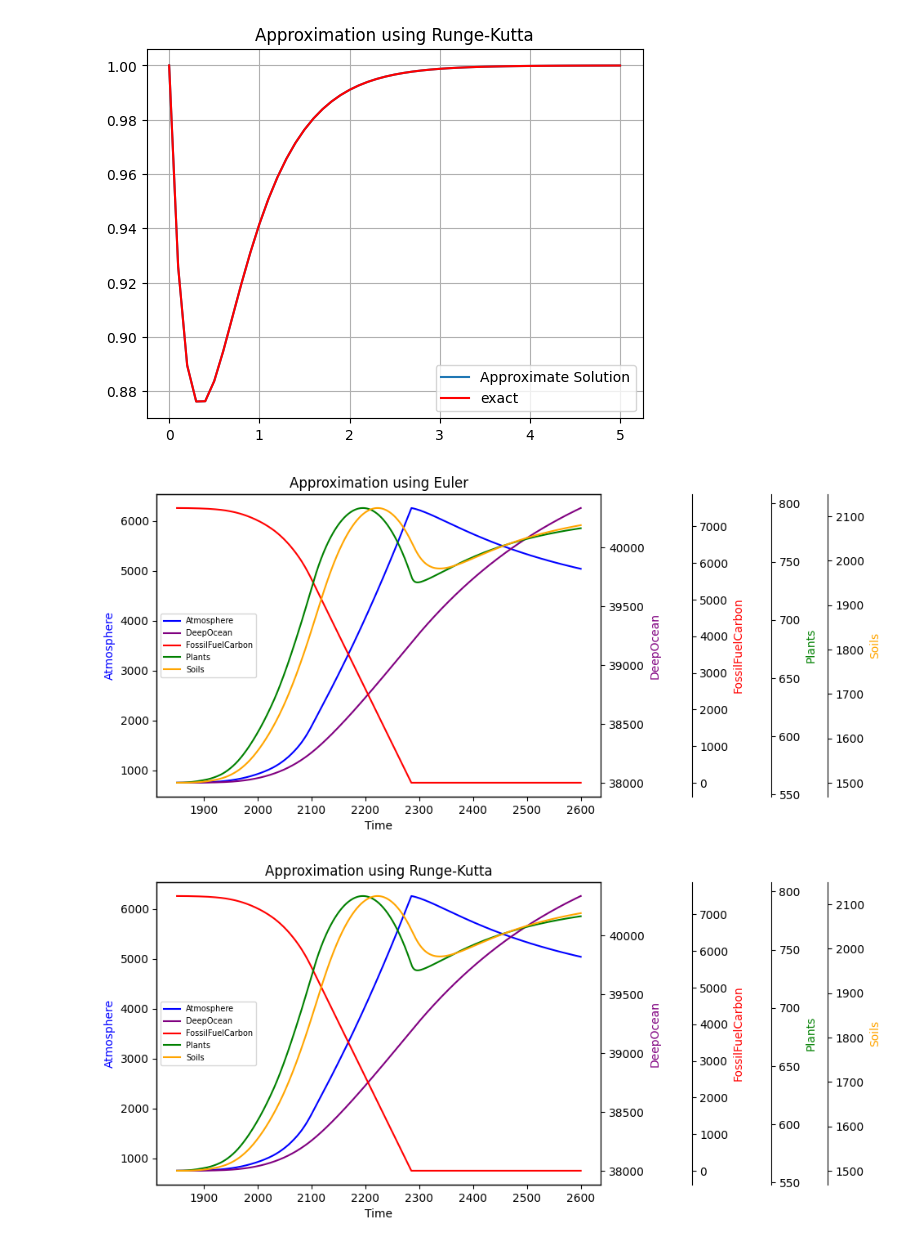
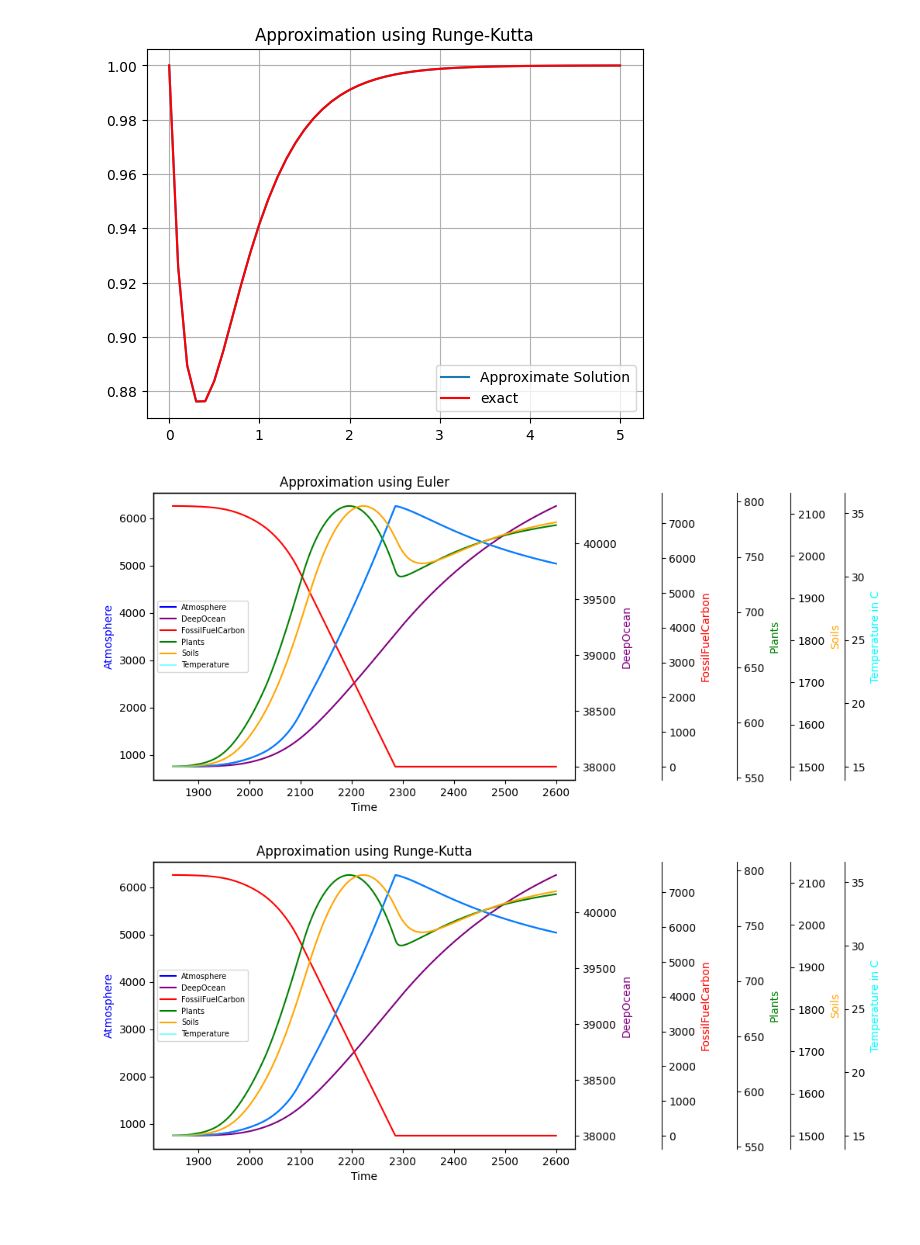
Before and after one commit to KHOUTAIBI/NumericalAnalysis, a Jupyter notebook: python/climate.ipynb, the cells around one changed output. Saved outputs shown, nothing was run; the diff lists cells and outputs as text; code cells hidden in the pictures; blank space fills up the shorter version.

Commit message:
added Temperature graph

```diff
--- a/python/climate.ipynb
+++ b/python/climate.ipynb
@@ -105,39 +105,45 @@ twin1 = ax.twinx()
 twin2 = ax.twinx()
 twin3 = ax.twinx()
 twin4 = ax.twinx()
+twin5 = ax.twinx()
 
 # TO CHANGE
 
 twin2.spines["right"].set_position(("outward", 80))
 twin3.spines["right"].set_position(("outward", 150))
 twin4.spines["right"].set_position(("outward", 200))
+twin5.spines["right"].set_position(("outward", 250))
+
 
 number_steps, y = euler_higher_diemension(f=derivative, y_0=x0, step=0.1, t_0=1850.0, T=750)
+Temp = GlobalTemp(AtmCO2(y[:, 0])) # Temperature using Atmoshphere
 
 
 p0, = ax.plot(number_steps, y[:, 0], color="blue", label="Atmosphere")
 p1, = twin1.plot(number_steps, y[:, 2], color="purple", label="DeepOcean")
 p2, = twin2.plot(number_steps, y[:, 3], color="red", label="FossilFuelCarbon")
 p3, = twin3.plot(number_steps, y[:, 4], color="green", label="Plants")
 p4, = twin4.plot(number_steps, y[:, 5], color="orange", label="Soils")
+p5, = twin5.plot(number_steps, Temp, color='cyan', label="Temperature", alpha = 0.5)
 
 ax.set_xlabel("Time")
 ax.set_ylabel("Atmosphere", color="blue")
 twin1.set_ylabel("DeepOcean", color="purple")
 twin2.set_ylabel("FossilFuelCarbon", color="red")
 twin3.set_ylabel("Plants", color="green")
 twin4.set_ylabel("Soils", color="orange")
+twin5.set_ylabel("Temperature in C", color="cyan")
 
-lines = [p0, p1, p2, p3, p4]
+lines = [p0, p1, p2, p3, p4, p5]
 ax.legend(lines, [l.get_label() for l in lines], fontsize='7',loc="center left")
 
 
 # plot and move left
 plt.title('Approximation using Euler')
 plt.subplots_adjust(left=0.05)
 plt.show()
 # %% [output]
-[figure, old version]
+[figure, new version]
 # %%
 def runge_kutta_higher_dimension(f, y_0, step, t_0, T):
     """Implementing the runga Kutta Method MatrixWise"""
@@ -172,14 +178,17 @@ twin1 = ax.twinx()
 twin2 = ax.twinx()
 twin3 = ax.twinx()
 twin4 = ax.twinx()
+twin5 = ax.twinx()
 
 # TO CHANGE
 
 twin2.spines["right"].set_position(("outward", 80))
 twin3.spines["right"].set_position(("outward", 150))
 twin4.spines["right"].set_position(("outward", 200))
+twin5.spines["right"].set_position(("outward", 250))
 
 number_steps, y = runge_kutta_higher_dimension(f=derivative, y_0=x0, step=0.1, t_0=1850.0, T=750)
+Temp = GlobalTemp(AtmCO2(y[:, 0])) # Temperature using Atmoshphere
 
 
 p0, = ax.plot(number_steps, y[:, 0], color="blue", label="Atmosphere")
@@ -187,6 +196,8 @@ p1, = twin1.plot(number_steps, y[:, 2], color="purple", label="DeepOcean")
 p2, = twin2.plot(number_steps, y[:, 3], color="red", label="FossilFuelCarbon")
 p3, = twin3.plot(number_steps, y[:, 4], color="green", label="Plants")
 p4, = twin4.plot(number_steps, y[:, 5], color="orange", label="Soils")
+p5, = twin5.plot(number_steps, Temp, color='cyan', label="Temperature", alpha = 0.5)
+
 
 ax.set_xlabel("Time")
 plt.title('Approximation using Runge-Kutta')
@@ -195,8 +206,9 @@ twin1.set_ylabel("DeepOcean", color="purple")
 twin2.set_ylabel("FossilFuelCarbon", color="red")
 twin3.set_ylabel("Plants", color="green")
 twin4.set_ylabel("Soils", color="orange")
+twin5.set_ylabel("Temperature in C", color = "cyan")
 
-lines = [p0, p1, p2, p3, p4]
+lines = [p0, p1, p2, p3, p4, p5]
 ax.legend(lines, [l.get_label() for l in lines], fontsize='7',loc="center left")
 
 
@@ -204,4 +216,4 @@ ax.legend(lines, [l.get_label() for l in lines], fontsize='7',loc="center left")
 plt.subplots_adjust(left=0.05)
 plt.show()
 # %% [output]
-[figure, old version]
+[figure, new version]
```
Also changed, not shown: 2 other files.
